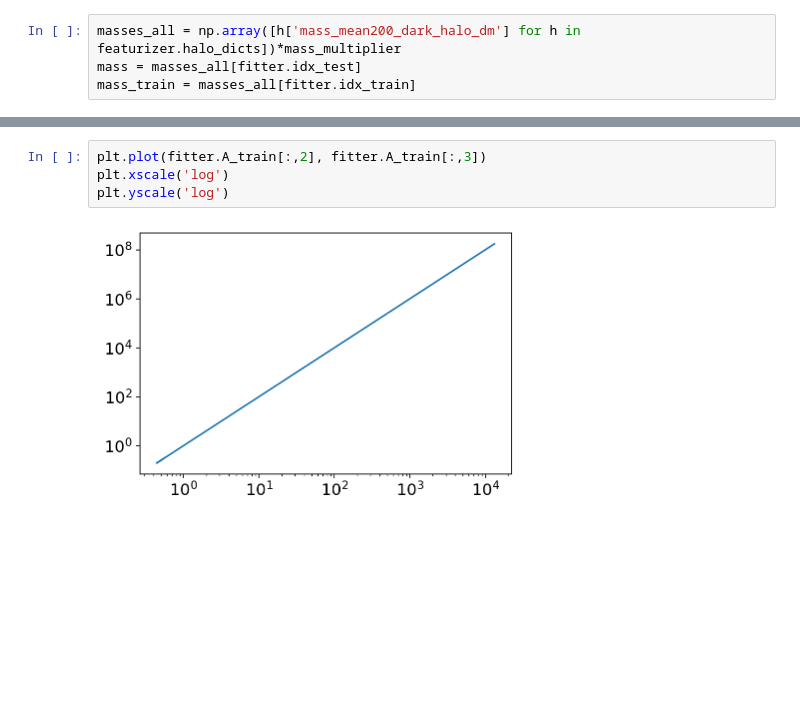
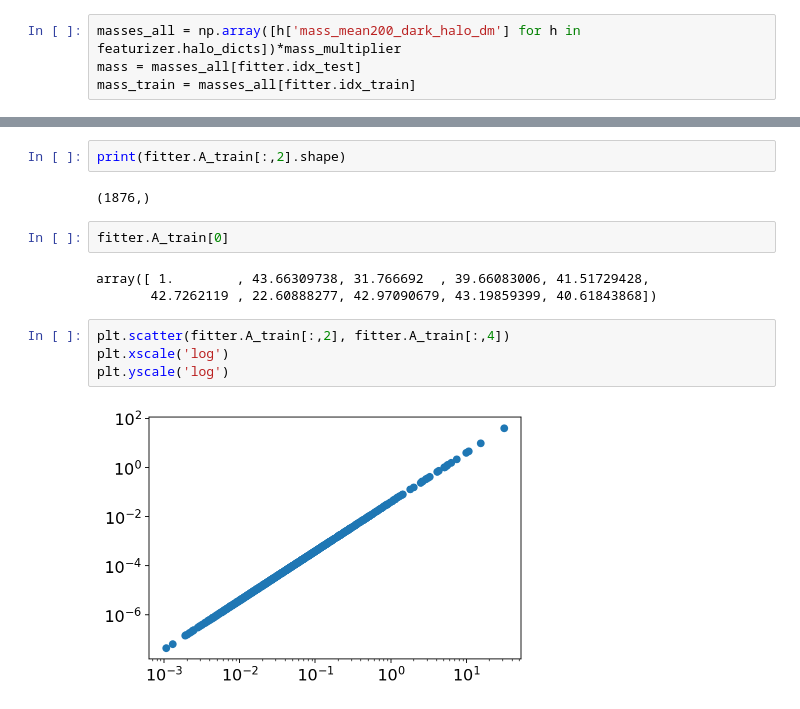
Before and after one commit to kstoreyf/equivariant-cosmology, a Jupyter notebook: notebooks/2022-02-16_feature_check.ipynb, the cells around one changed output, grey strips where cells are left out. Drawn from its saved outputs; the diff is of its cells as text; blank space fills up the shorter version.

```diff
--- a/notebooks/2022-02-16_feature_check.ipynb
+++ b/notebooks/2022-02-16_feature_check.ipynb
@@ -315,6 +307,15 @@ array([1.00000000e+00, 4.36630974e+01, 1.32033286e+04, 1.74327886e+08,
+# %%
+print(fitter.A_train[:,2].shape)
+# %% [output]
+(1876,)
+# %%
+fitter.A_train[0]
+# %% [output]
+array([ 1.        , 43.66309738, 31.766692  , 39.66083006, 41.51729428,
+       42.7262119 , 22.60888277, 42.97090679, 43.19859399, 40.61843868])
 # %%
-plt.plot(fitter.A_train[:,2], fitter.A_train[:,3])
+plt.scatter(fitter.A_train[:,2], fitter.A_train[:,4])
 plt.xscale('log')
 plt.yscale('log')
 # %% [output]
-[figure, old version]
+[figure, new version]
```
Also changed, not shown: parts of 16 cells of this notebook, 2 other files.
